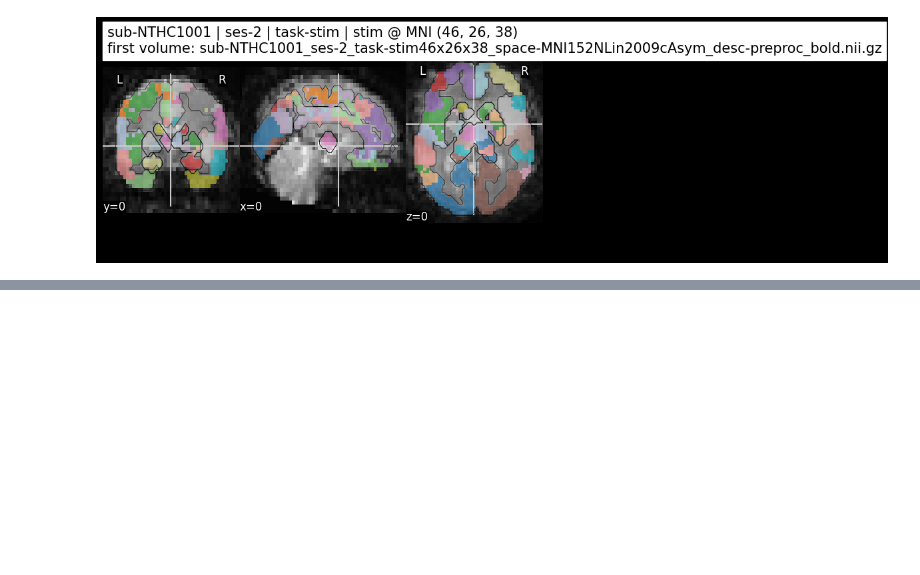
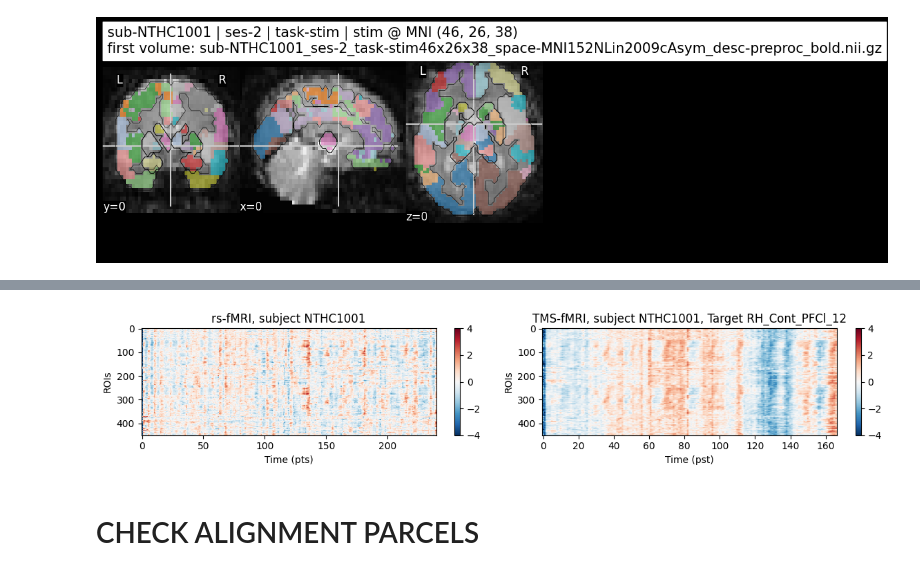
Before and after one commit to grabuffo/BrainStim_ANN_fMRI_HCP, a Jupyter notebook: notebooks/Extract_TMS_fMRI_data.ipynb, the cells around one changed output, grey strips where cells are left out. Cells and saved outputs as stored; diff of their text form; code cells hidden in the pictures; blank space fills up the shorter version.

```diff
--- a/notebooks/Extract_TMS_fMRI_data.ipynb
+++ b/notebooks/Extract_TMS_fMRI_data.ipynb
@@ -795,0 +1264,26 @@ plot_alignment_auto(subjects_all[0], task="task-stim", cut_coords=(0,0,0))
+# %%
+from scipy import stats
+import matplotlib.pyplot as plt
+
+plt.figure(figsize=(12,2.5))
+plt.subplot(1,2,1)
+plt.title('rs-fMRI, subject %s'%subjects_all[sid])
+plt.imshow(zscore_using_reference(rest_ex,rest_ex)[0].T,
+           aspect='auto',cmap='RdBu_r',vmax=4,vmin=-4)
+plt.xlabel('Time (pts)')
+plt.ylabel('ROIs')
+plt.colorbar()
+plt.subplot(1,2,2)
+plt.title('TMS-fMRI, subject %s, Target %s'%(subjects_all[sid],target_label))
+plt.imshow(zscore_using_reference(rest_ex,task_ex)[0].T,
+           aspect='auto',cmap='RdBu_r',vmax=4,vmin=-4)
+plt.xlabel('Time (pst)')
+plt.ylabel('ROIs')
+plt.colorbar()
+plt.tight_layout()
+plt.savefig('raster.pdf',transparent=True)
+plt.show()
+# %% [output]
+[figure, added]
+# %% [markdown]
+# CHECK ALIGNMENT PARCELS
```
Also changed, not shown: parts of 38 cells of this notebook.
